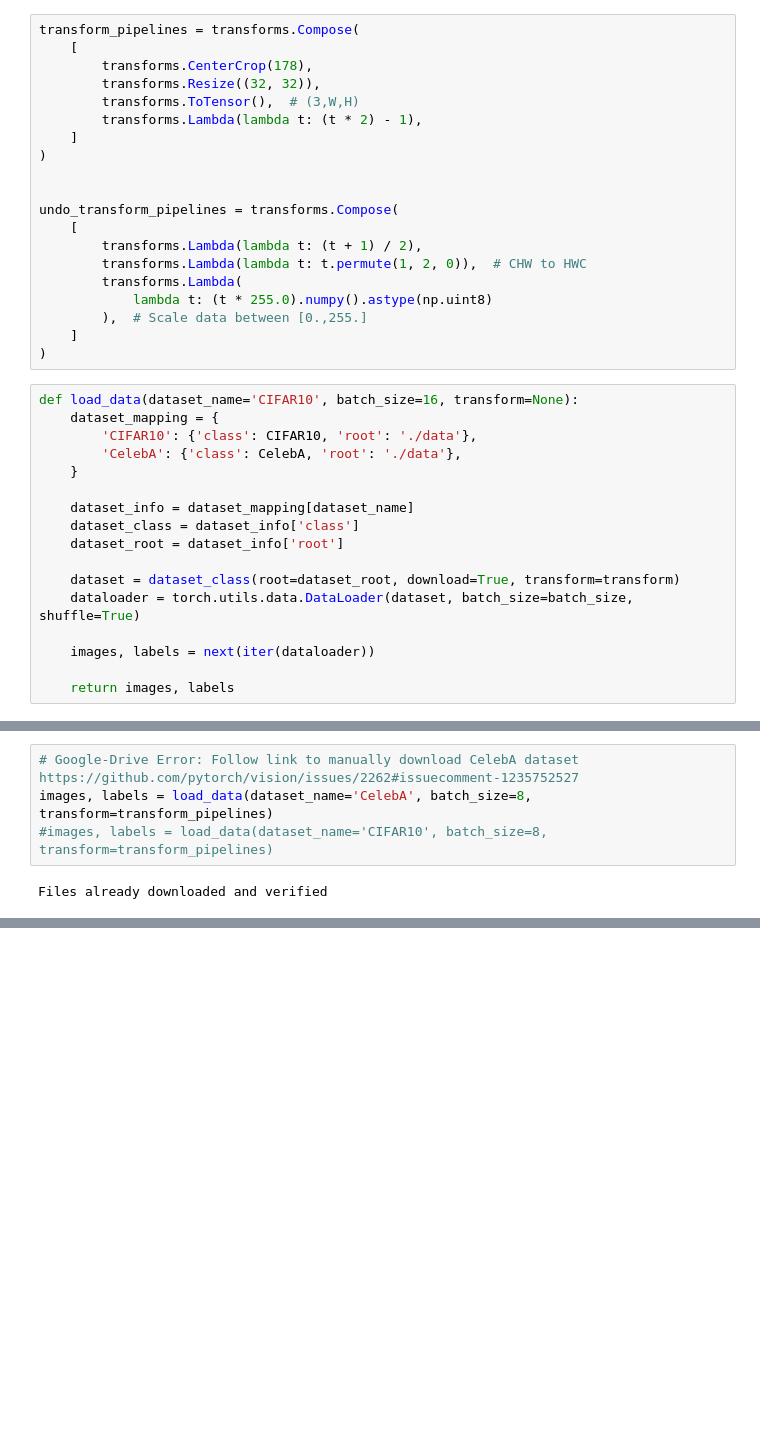
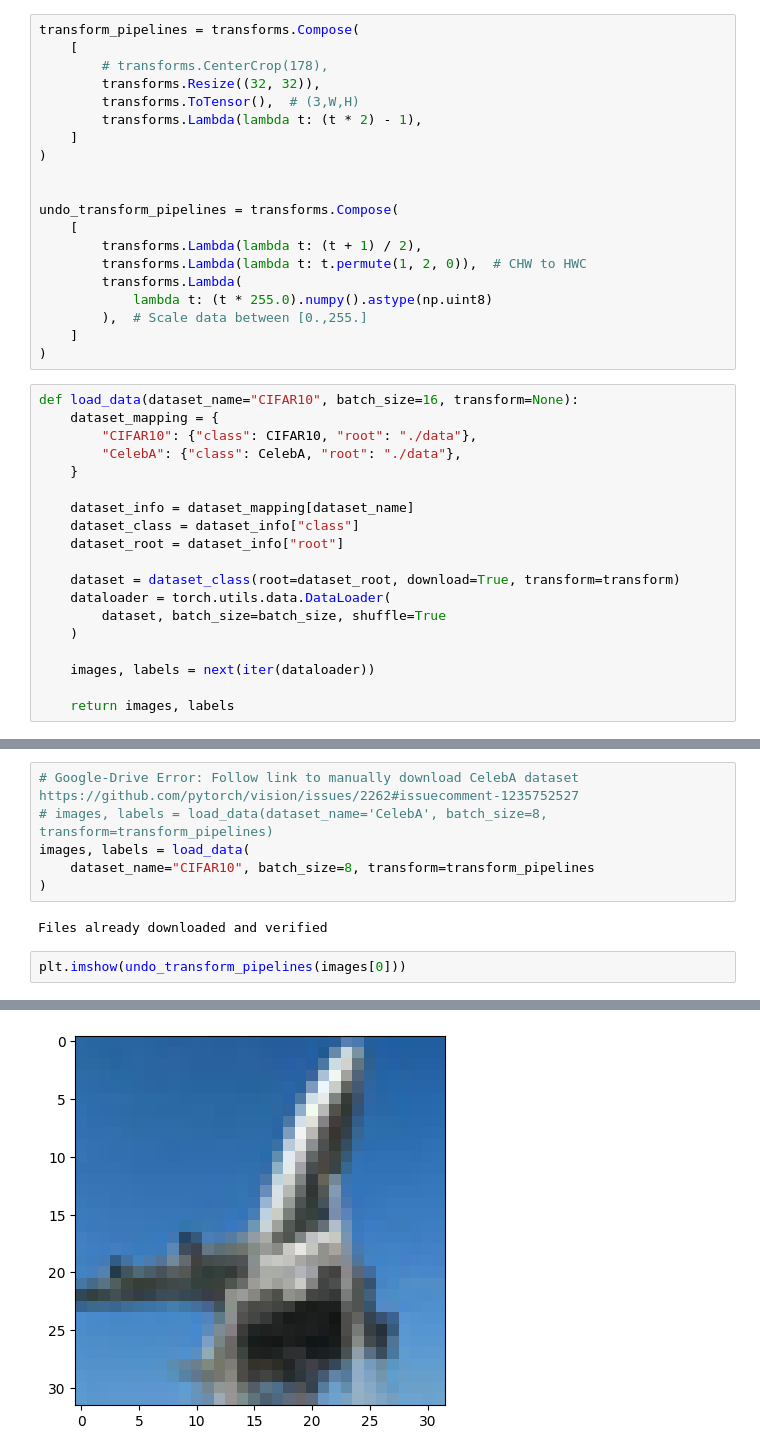
Before and after one commit to patrick-lindemann/ddpm, a Jupyter notebook: scheduler-test.ipynb, the cells around one changed output, grey strips where cells are left out. Saved outputs shown, nothing was run; the diff lists cells and outputs as text; blank space fills up the shorter version.

```diff
--- a/scheduler-test.ipynb
+++ b/scheduler-test.ipynb
@@ -22,7 +22,7 @@ https://lilianweng.github.io/posts/2021-07-11-diffusion-models/
 # %%
 transform_pipelines = transforms.Compose(
     [
-        transforms.CenterCrop(178),
+        # transforms.CenterCrop(178),
         transforms.Resize((32, 32)),
         transforms.ToTensor(),  # (3,W,H)
         transforms.Lambda(lambda t: (t * 2) - 1),
@@ -40,18 +40,20 @@ undo_transform_pipelines = transforms.Compose(
     ]
 )
 # %%
-def load_data(dataset_name='CIFAR10', batch_size=16, transform=None):
+def load_data(dataset_name="CIFAR10", batch_size=16, transform=None):
     dataset_mapping = {
-        'CIFAR10': {'class': CIFAR10, 'root': './data'},
-        'CelebA': {'class': CelebA, 'root': './data'},
+        "CIFAR10": {"class": CIFAR10, "root": "./data"},
+        "CelebA": {"class": CelebA, "root": "./data"},
     }
 
     dataset_info = dataset_mapping[dataset_name]
-    dataset_class = dataset_info['class']
-    dataset_root = dataset_info['root']
+    dataset_class = dataset_info["class"]
+    dataset_root = dataset_info["root"]
 
     dataset = dataset_class(root=dataset_root, download=True, transform=transform)
-    dataloader = torch.utils.data.DataLoader(dataset, batch_size=batch_size, shuffle=True)
+    dataloader = torch.utils.data.DataLoader(
+        dataset, batch_size=batch_size, shuffle=True
+    )
 
     images, labels = next(iter(dataloader))
 
@@ -111,7 +113,12 @@ class BasicUNet(nn.Module):
         return x
 # %%
 # Google-Drive Error: Follow link to manually download CelebA dataset https://github.com/pytorch/vision/issues/2262#issuecomment-1235752527
-images, labels = load_data(dataset_name='CelebA', batch_size=8, transform=transform_pipelines)
-#images, labels = load_data(dataset_name='CIFAR10', batch_size=8, transform=transform_pipelines)
+# images, labels = load_data(dataset_name='CelebA', batch_size=8, transform=transform_pipelines)
+images, labels = load_data(
+    dataset_name="CIFAR10", batch_size=8, transform=transform_pipelines
+)
 # %% [output]
 Files already downloaded and verified
+# %%
+plt.imshow(undo_transform_pipelines(images[0]))
+# %% [output]
@@ -118,3 +126,4 @@ Files already downloaded and verified
+[figure, added]
 # %%
 # SINGLE IMAGE TRAINING
 img = images[0]
```
Also changed, not shown: parts of 4 cells of this notebook.
